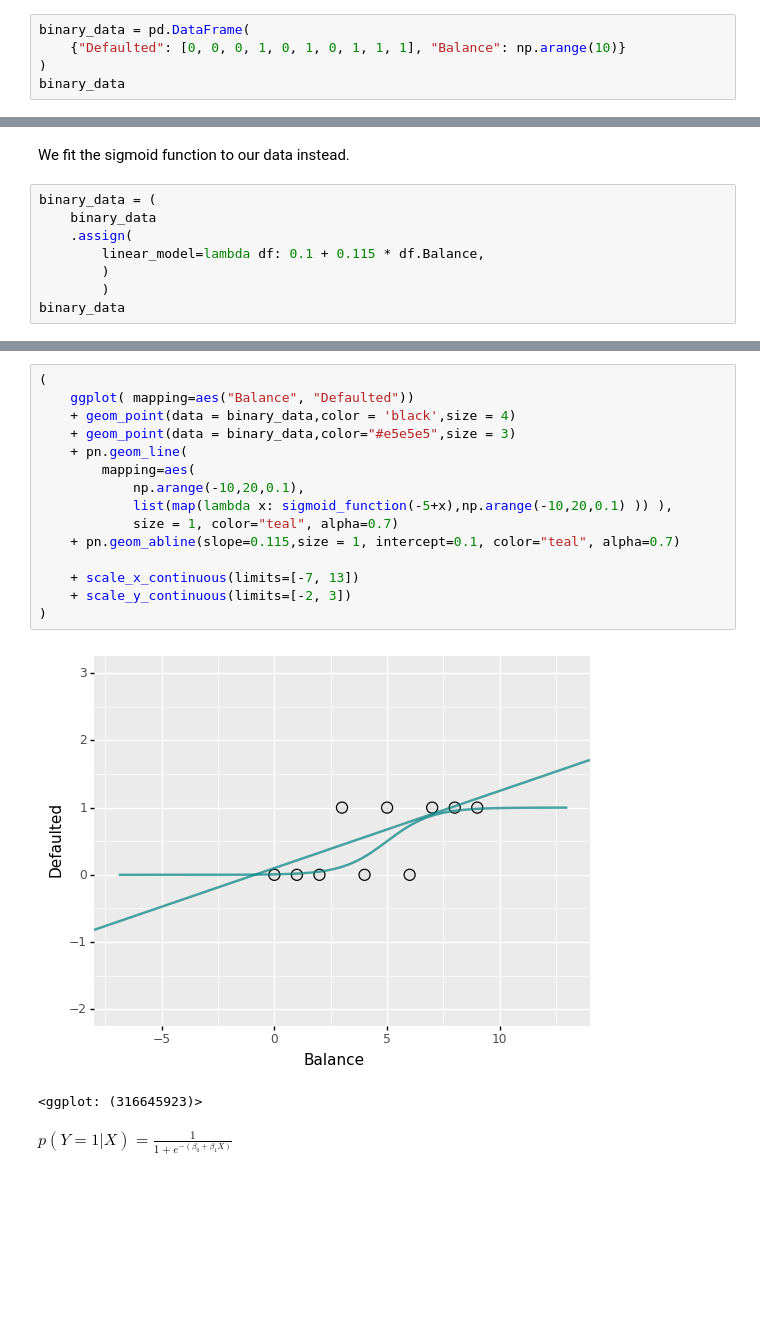
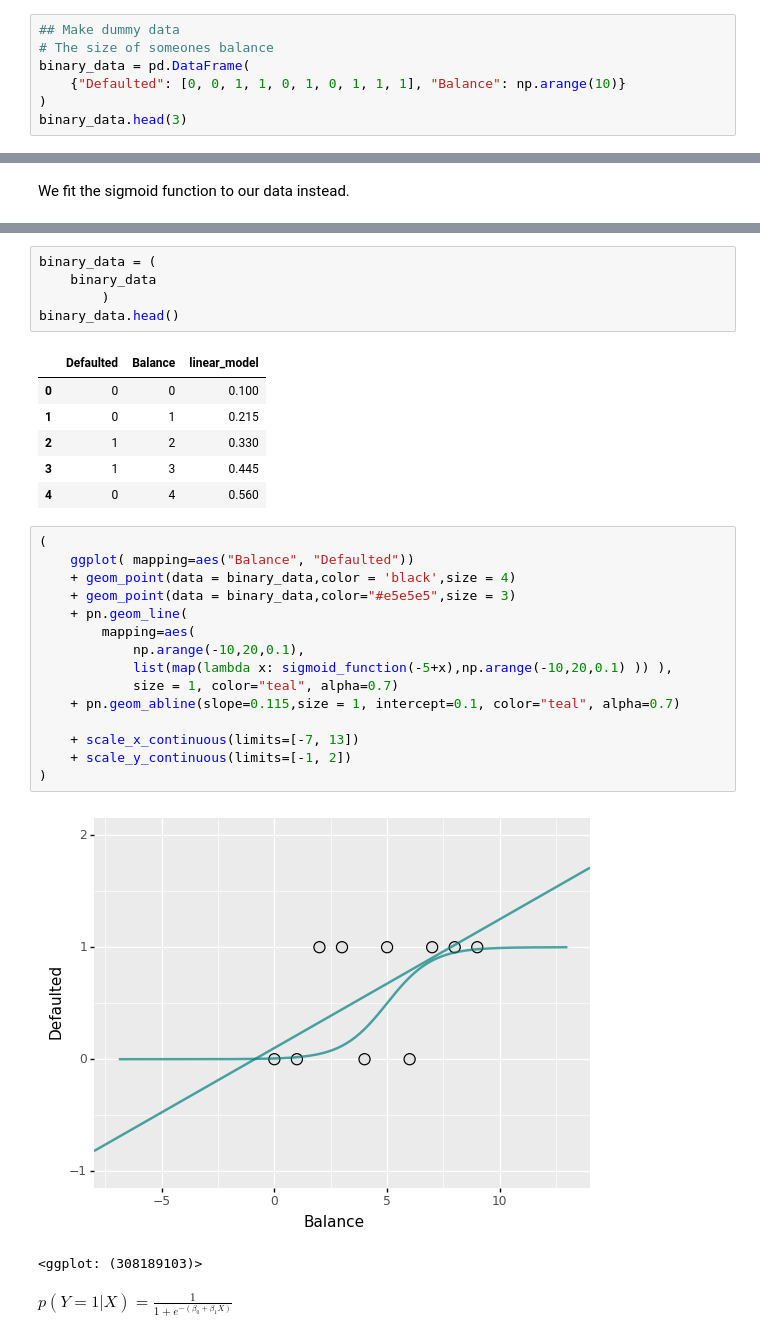
Before and after one commit to citrez/learning, a Jupyter notebook: explore/logit_motivation.ipynb, the cells around one changed output, grey strips where cells are left out. Drawn from its saved outputs; the diff is of its cells as text; blank space fills up the shorter version.

```diff
--- a/explore/logit_motivation.ipynb
+++ b/explore/logit_motivation.ipynb
@@ -13,8 +27,10 @@ The size of someones balance ()
 # %%
+## Make dummy data
+# The size of someones balance
 binary_data = pd.DataFrame(
-    {"Defaulted": [0, 0, 0, 1, 0, 1, 0, 1, 1, 1], "Balance": np.arange(10)}
+    {"Defaulted": [0, 0, 1, 1, 0, 1, 0, 1, 1, 1], "Balance": np.arange(10)}
 )
-binary_data
+binary_data.head(3)
 # %% [output]
 |  | Defaulted | Balance |
 | 0 | 0 | 0 |
@@ -81,10 +81,2 @@ f(x) =   \frac{\mathrm{1} }{\mathrm{1} + e^{-x} }
 # %% [markdown]
 We fit the sigmoid function to our data instead.
-# %%
-binary_data = (
-    binary_data
-    .assign(
-        linear_model=lambda df: 0.1 + 0.115 * df.Balance,
-        )
-        )
-binary_data
@@ -103,21 +83,33 @@ binary_data
+# %%
+binary_data = (
+    binary_data
+        )
+binary_data.head()
+# %% [output]
+|  | Defaulted | Balance | linear_model |
+| 0 | 0 | 0 | 0.100 |
+| 1 | 0 | 1 | 0.215 |
+| 2 | 1 | 2 | 0.330 |
+| 3 | 1 | 3 | 0.445 |
+| 4 | 0 | 4 | 0.560 |
 # %%
 (
     ggplot( mapping=aes("Balance", "Defaulted"))
     + geom_point(data = binary_data,color = 'black',size = 4)
     + geom_point(data = binary_data,color="#e5e5e5",size = 3)
     + pn.geom_line(
         mapping=aes(
             np.arange(-10,20,0.1),
             list(map(lambda x: sigmoid_function(-5+x),np.arange(-10,20,0.1) )) ),
             size = 1, color="teal", alpha=0.7)
     + pn.geom_abline(slope=0.115,size = 1, intercept=0.1, color="teal", alpha=0.7)
 
     + scale_x_continuous(limits=[-7, 13])
-    + scale_y_continuous(limits=[-2, 3])
+    + scale_y_continuous(limits=[-1, 2])
 )
 # %% [output]
-[figure, old version]
+[figure, new version]
-<ggplot: (316645923)>
+<ggplot: (308189103)>
 # %% [markdown]
 $p(Y=1|X) = \frac{\mathrm{1} }{\mathrm{1} + e^{-(\beta_0+\beta_1X)} }$
 # %% [markdown]
```
Also changed, not shown: parts of 18 cells of this notebook, 2 other files.
